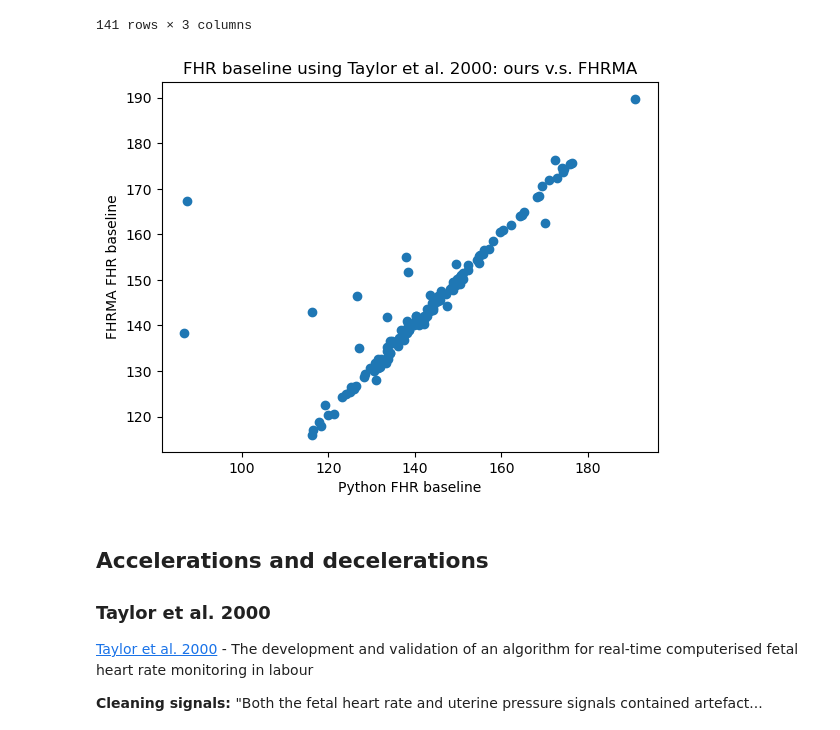
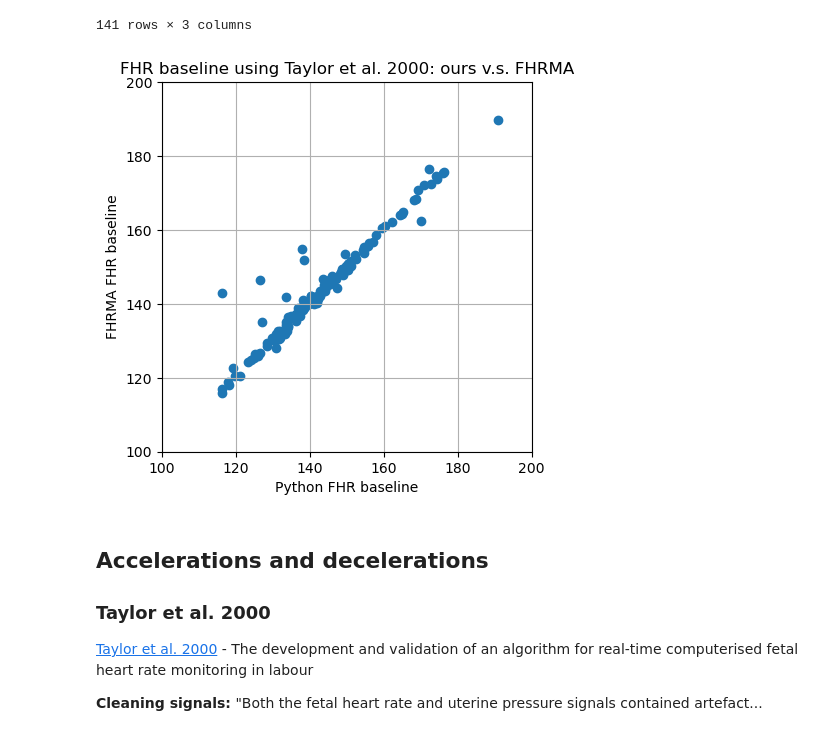
Before and after one commit to birth-outcomes/ctg_exploratory, a Jupyter notebook: 12_feature_extraction.ipynb, the cells around one changed output. Cells and saved outputs as stored; diff of their text form; code cells hidden in the pictures.

Commit message:
Corrected plot dimensions else is misleading

```diff
--- a/12_feature_extraction.ipynb
+++ b/12_feature_extraction.ipynb
@@ -548,14 +548,19 @@ compare_mean
 | 140 | test22 | 125.568952 | 126.224606 |
 141 rows × 3 columns
 # %%
-plt.scatter(x=compare_mean['python_mean'],
+fig, ax = plt.subplots()
+ax.scatter(x=compare_mean['python_mean'],
             y=compare_mean['fhrma_mean'])
 plt.xlabel('Python FHR baseline')
 plt.ylabel('FHRMA FHR baseline')
 plt.title('FHR baseline using Taylor et al. 2000: ours v.s. FHRMA')
+plt.xlim([100, 200])
+plt.ylim([100, 200])
+plt.grid()
+ax.set_box_aspect(1)
 plt.show()
 # %% [output]
-[figure, old version]
+[figure, new version]
 # %% [markdown]
 ## Accelerations and decelerations
 
```
